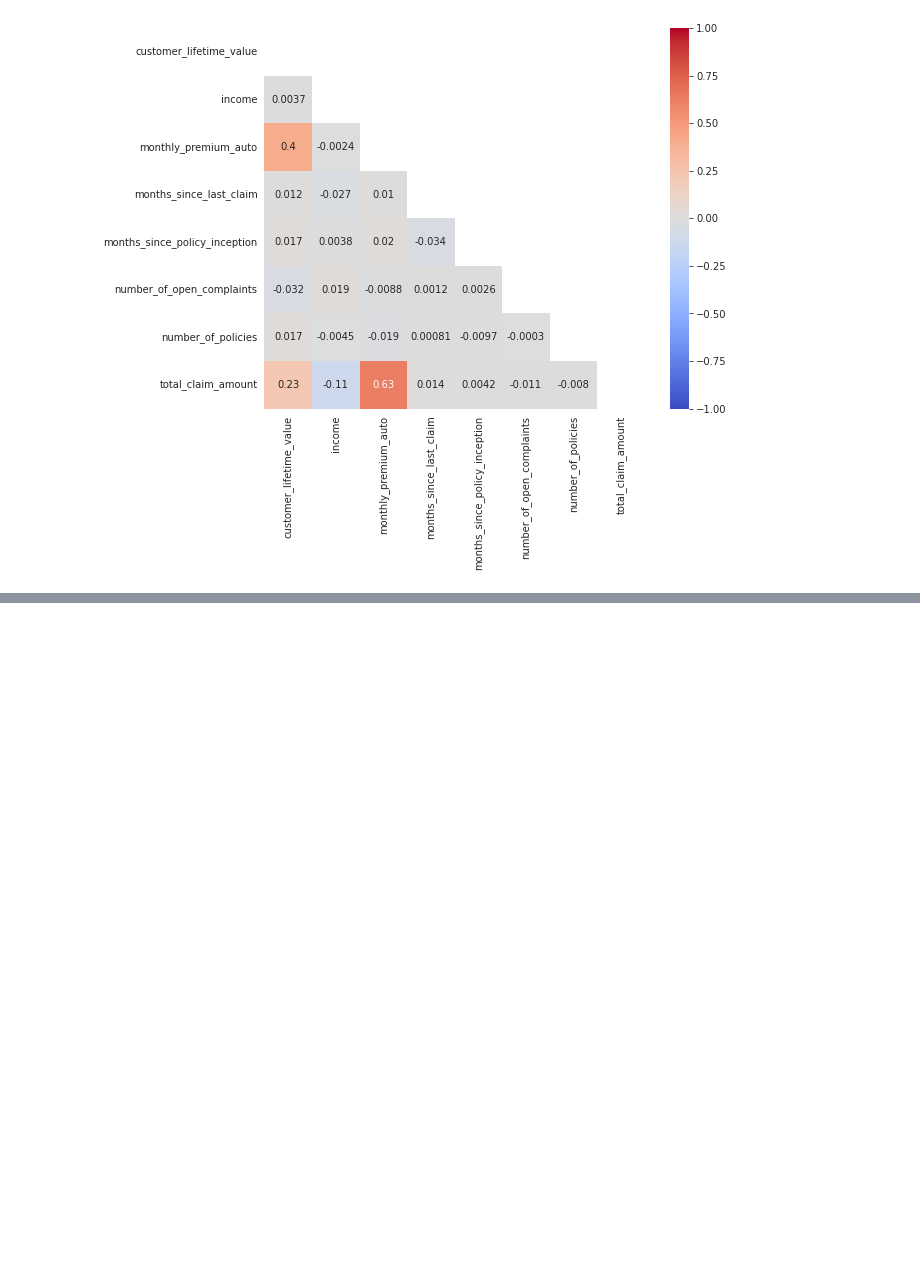
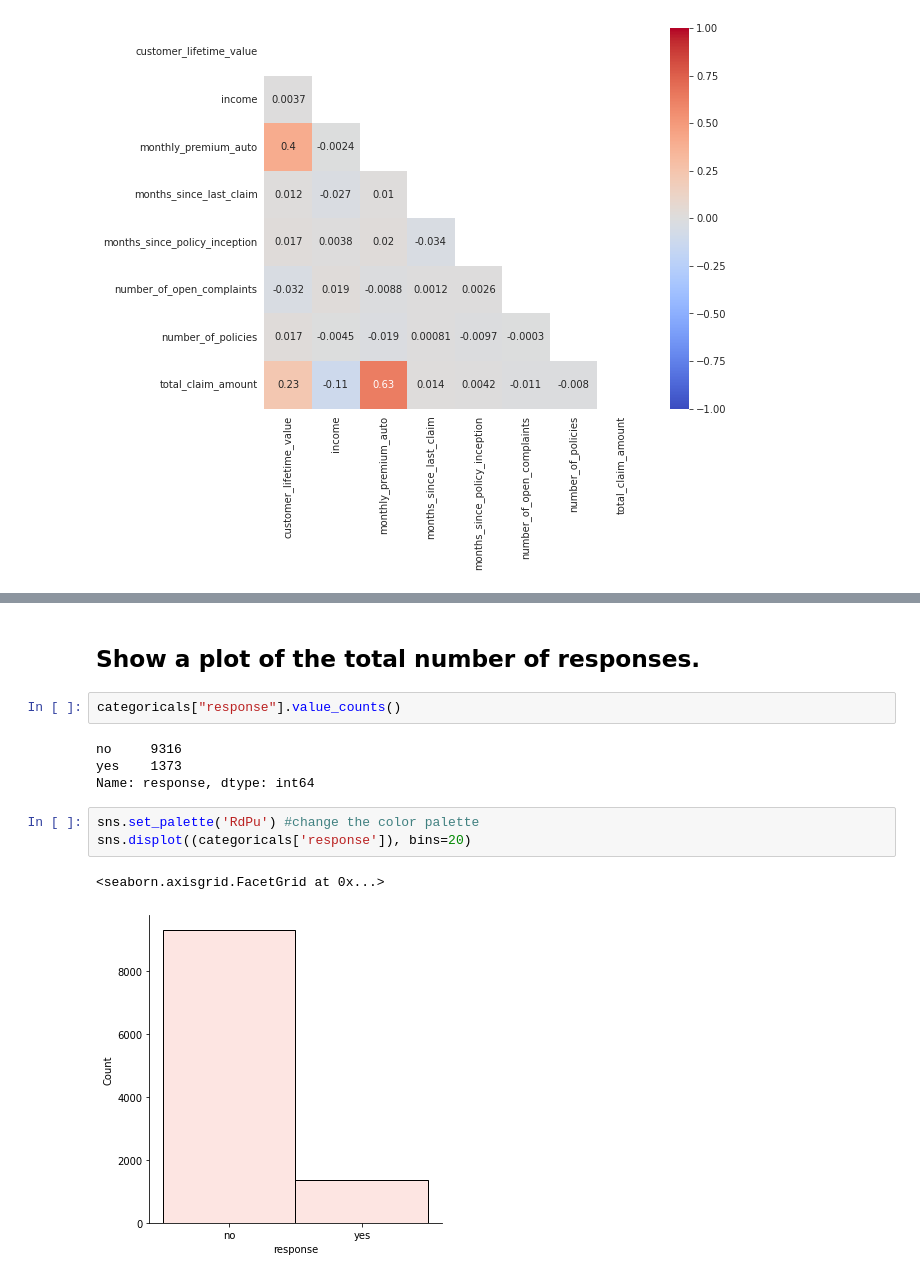
Before and after one commit to Iryna-Nesterenko/EDA_project, a Jupyter notebook: EDA.ipynb, the cells around one changed output, grey strips where cells are left out. Cells and saved outputs as stored; diff of their text form; blank space fills up the shorter version.

```diff
--- a/EDA.ipynb
+++ b/EDA.ipynb
@@ -148,0 +162,14 @@ with sns.axes_style("white"):
+# %% [markdown]
+## Show a plot of the total number of responses.
+# %%
+categoricals["response"].value_counts()
+# %% [output]
+no     9316
+yes    1373
+Name: response, dtype: int64
+# %%
+sns.set_palette('RdPu') #change the color palette
+sns.displot((categoricals['response']), bins=20)
+# %% [output]
+<seaborn.axisgrid.FacetGrid at 0x...>
+[figure, added]
```
Also changed, not shown: parts of 28 cells of this notebook.
